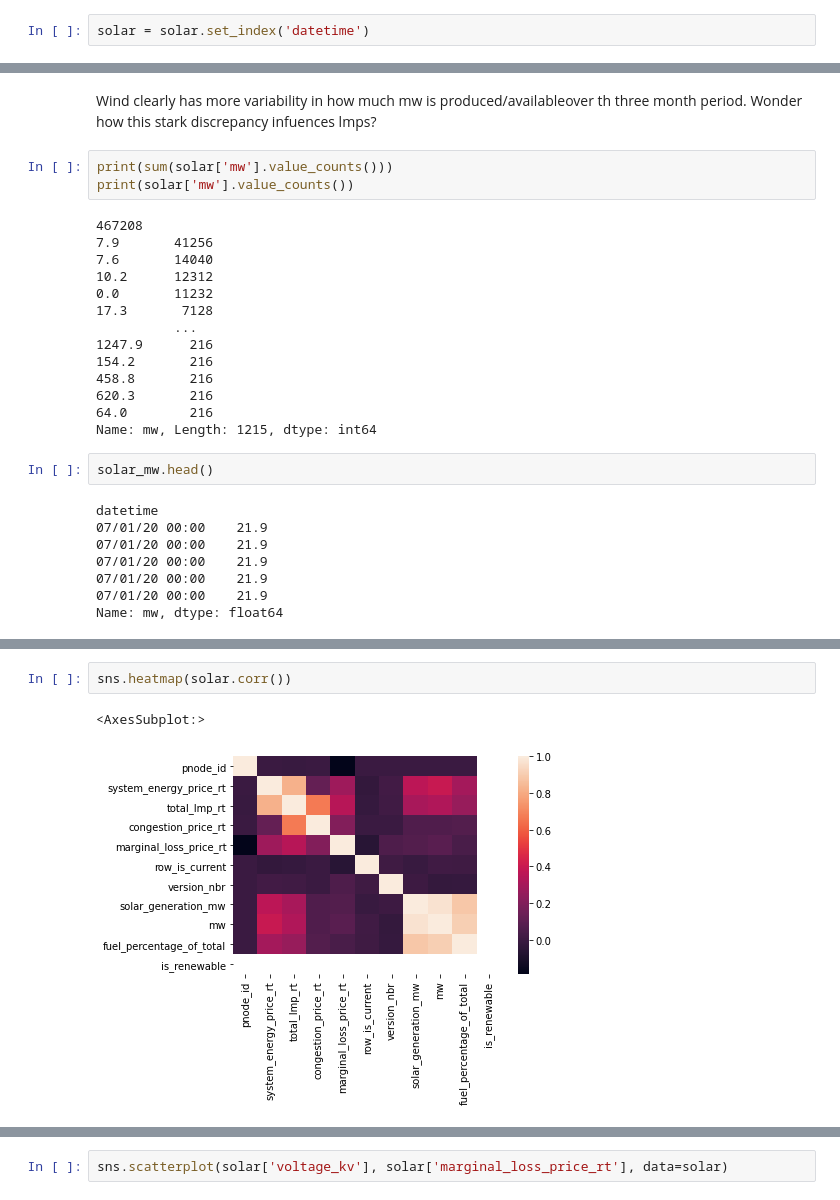
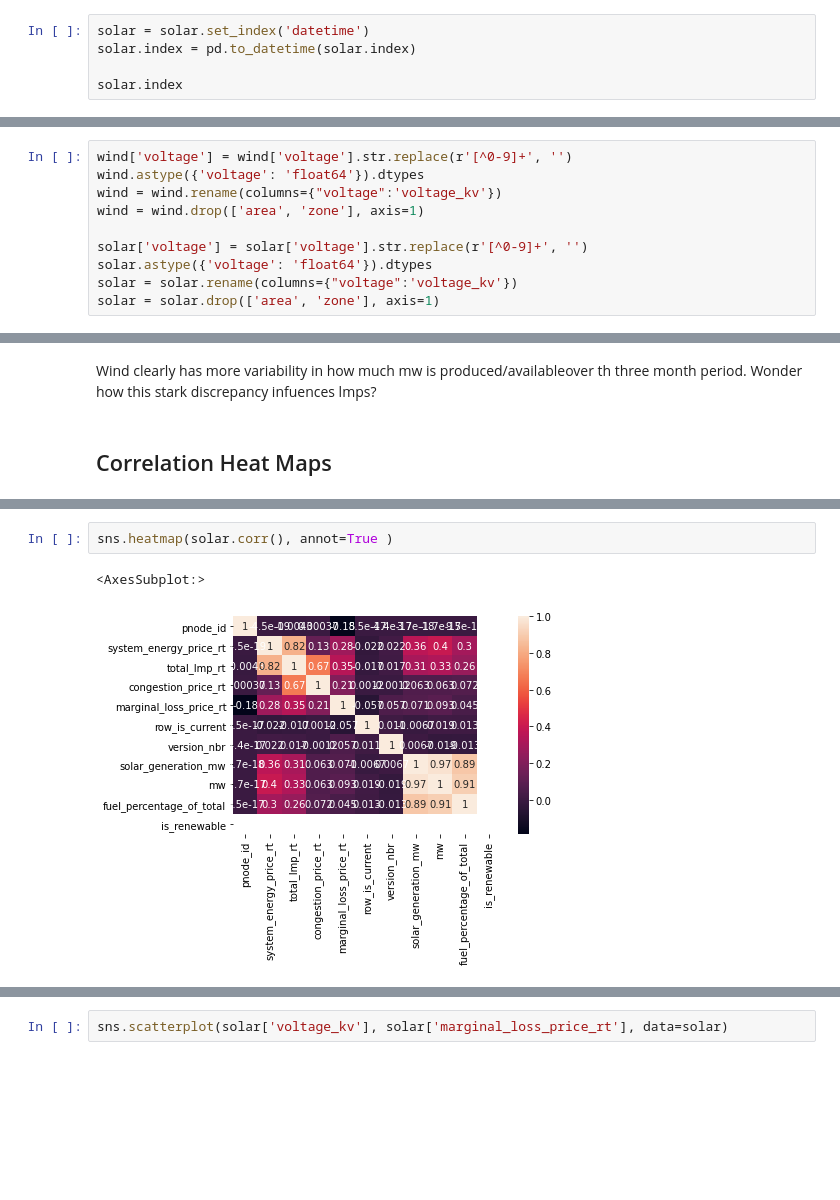
Before and after one commit to chiboi34/LMP, a Jupyter notebook: DEA.ipynb, the cells around one changed output, grey strips where cells are left out. Cells and saved outputs as stored; diff of their text form; blank space fills up the shorter version.

```diff
--- a/DEA.ipynb
+++ b/DEA.ipynb
@@ -31,3 +36,6 @@ array(['34 KV', '69 KV', '230 KV', '13 KV', '4 KV', '20 KV', '24 KV',
 solar = pd.read_csv(r'C:\Users\Gabe\Desktop\Python\Springboard\LMP\pepco_df_solar.csv')
 # %%
 solar = solar.set_index('datetime')
+solar.index = pd.to_datetime(solar.index)
+
+solar.index
@@ -94 +86,11 @@ solar.head(45)
+# %%
+wind['voltage'] = wind['voltage'].str.replace(r'[^0-9]+', '')
+wind.astype({'voltage': 'float64'}).dtypes
+wind = wind.rename(columns={"voltage":'voltage_kv'})
+wind = wind.drop(['area', 'zone'], axis=1)
+
+solar['voltage'] = solar['voltage'].str.replace(r'[^0-9]+', '')
+solar.astype({'voltage': 'float64'}).dtypes
+solar = solar.rename(columns={"voltage":'voltage_kv'})
+solar = solar.drop(['area', 'zone'], axis=1)
 # %%
@@ -365,33 +369,8 @@ max        1761.100000
 Name: mw, dtype: float64
 # %% [markdown]
 Wind clearly has more variability in how much mw is produced/availableover th three month period. Wonder how this stark discrepancy infuences lmps?
-# %%
-print(sum(solar['mw'].value_counts()))
-print(solar['mw'].value_counts())
-# %% [output]
-467208
-7.9       41256
-7.6       14040
-10.2      12312
-0.0       11232
-17.3       7128
-          ...
-1247.9      216
-154.2       216
-458.8       216
-620.3       216
-64.0        216
-Name: mw, Length: 1215, dtype: int64
-# %%
-solar_mw.head()
-# %% [output]
-datetime
-07/01/20 00:00    21.9
-07/01/20 00:00    21.9
-07/01/20 00:00    21.9
-07/01/20 00:00    21.9
-07/01/20 00:00    21.9
-Name: mw, dtype: float64
+# %% [markdown]
+## Correlation Heat Maps
 # %%
 solar.corr()
 # %% [output]
@@ -423,8 +402,8 @@ wind.corr()
 | fuel_percentage_of_total | 3.672529e-18 | -2.973055e-01 | -0.243762 | -0.038011 | -0.048775 | ... |
 | is_renewable | NaN | NaN | NaN | NaN | NaN | ... |
 # %%
-sns.heatmap(solar.corr())
+sns.heatmap(solar.corr(), annot=True )
 # %% [output]
 <AxesSubplot:>
-[figure, old version]
+[figure, new version]
 # %%
```
Also changed, not shown: parts of 59 cells of this notebook.
